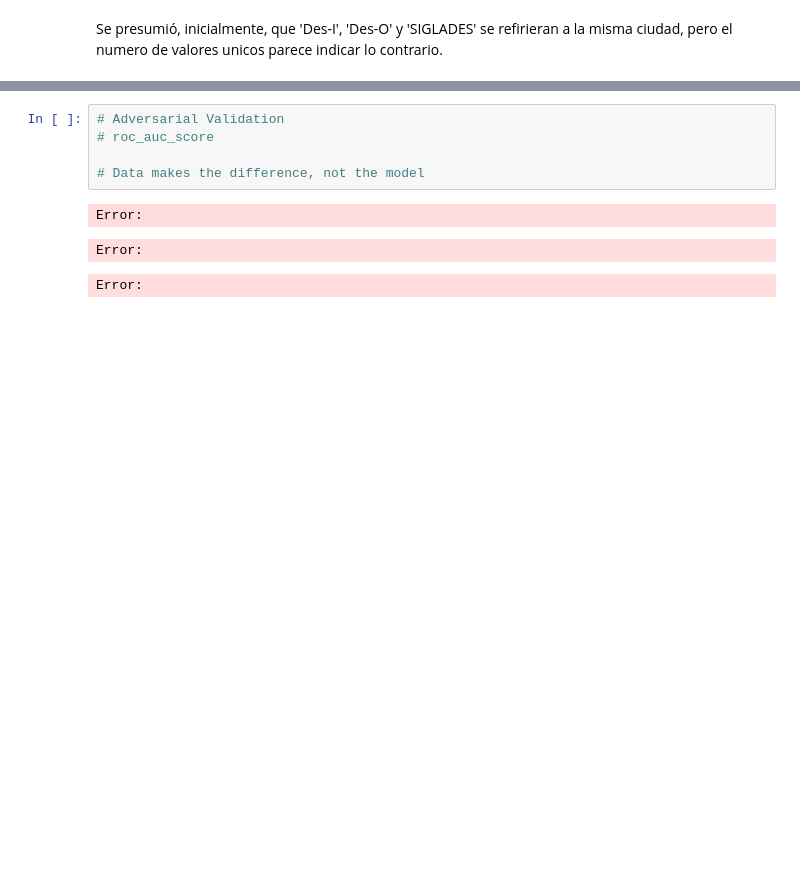
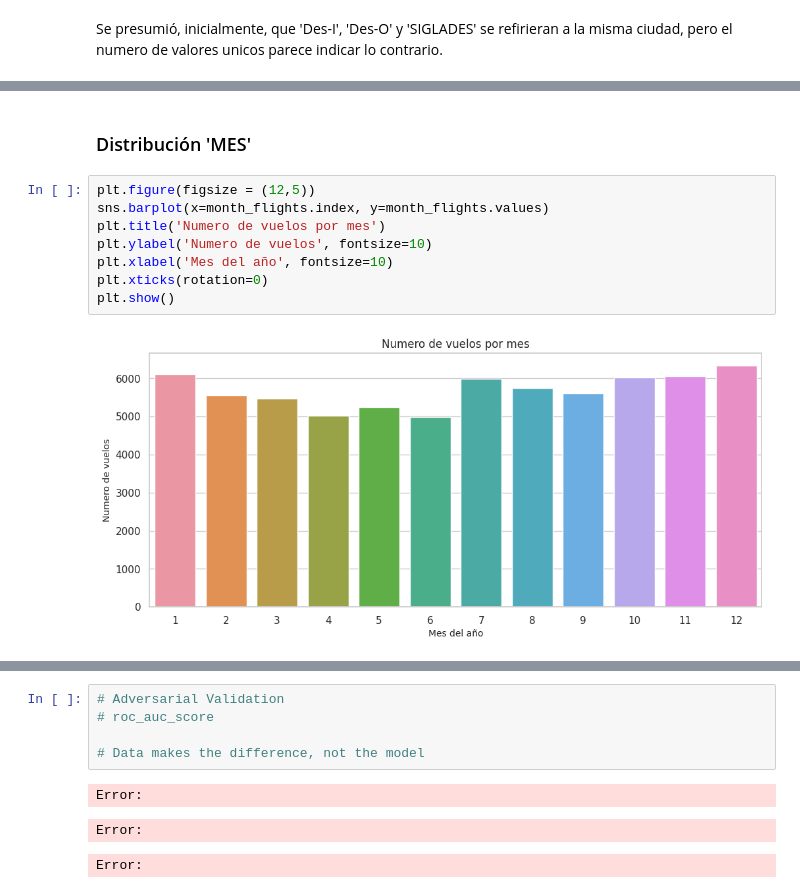
Before and after one commit to chuto81/datascientist_latam, a Jupyter notebook: solution.ipynb, the cells around one changed output, grey strips where cells are left out. Saved outputs shown, nothing was run; the diff lists cells and outputs as text; blank space fills up the shorter version.

```diff
--- a/solution.ipynb
+++ b/solution.ipynb
@@ -398,0 +445,12 @@ NameError: name 'ProfileReport' is not defined
+# %% [markdown]
+### Distribución 'MES'
+# %%
+plt.figure(figsize = (12,5))
+sns.barplot(x=month_flights.index, y=month_flights.values)
+plt.title('Numero de vuelos por mes')
+plt.ylabel('Numero de vuelos', fontsize=10)
+plt.xlabel('Mes del año', fontsize=10)
+plt.xticks(rotation=0)
+plt.show()
+# %% [output]
+[figure, added]
```
Also changed, not shown: parts of 54 cells of this notebook.
